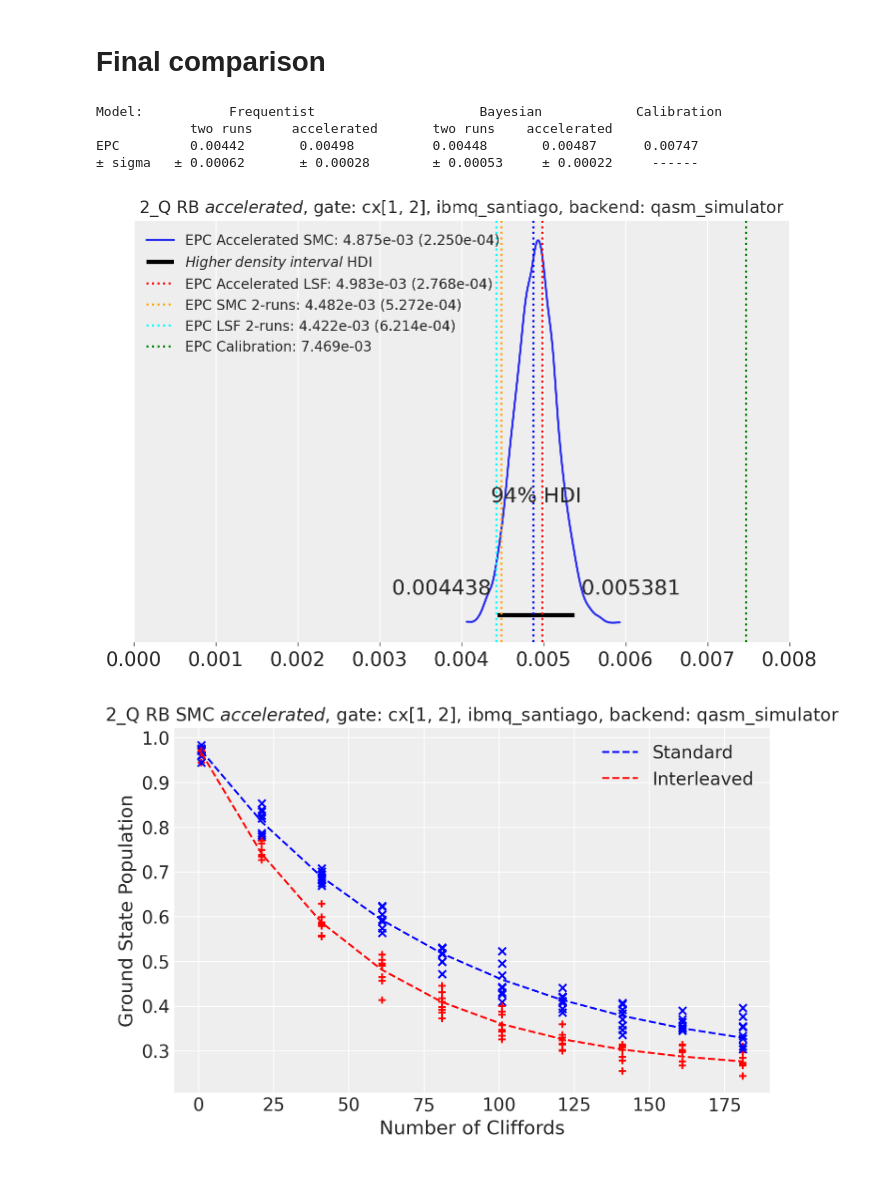
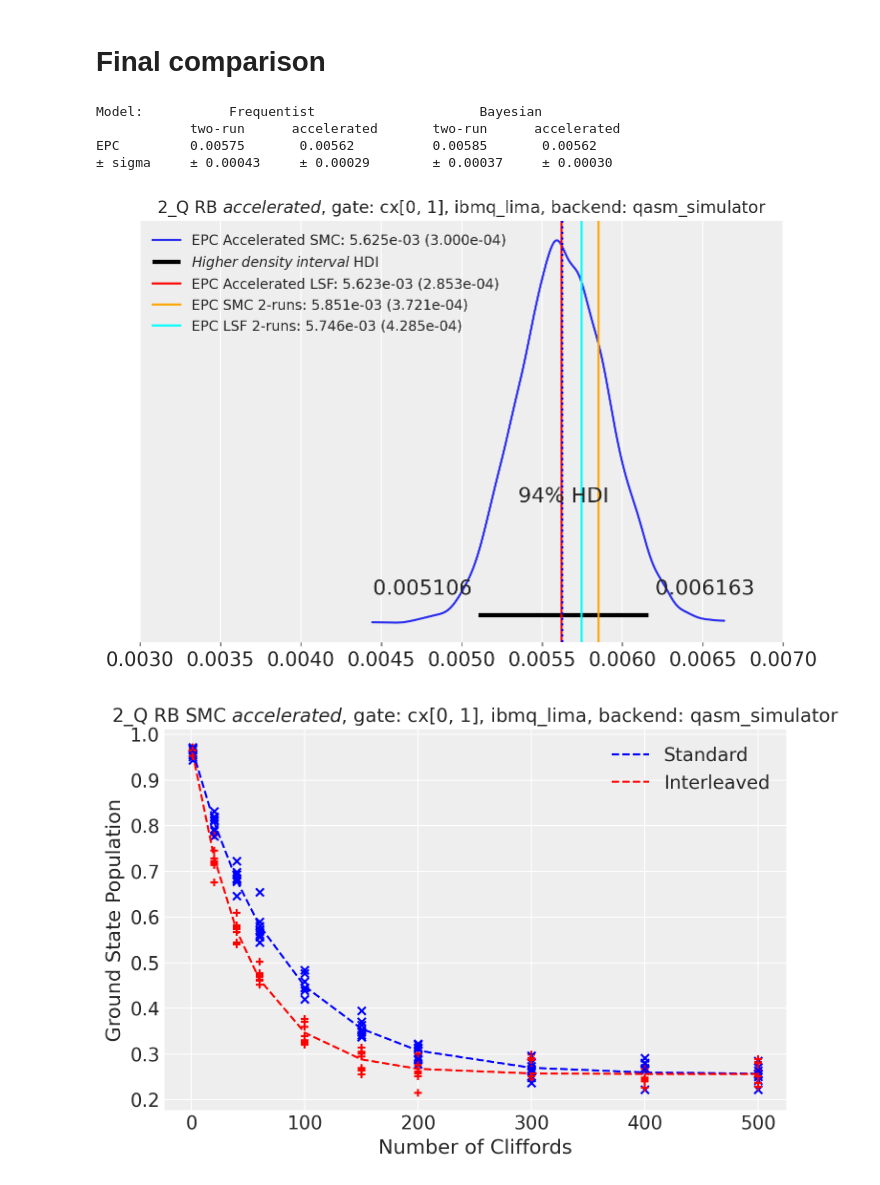
Before and after one commit to bayesian-randomized-benchmarking/qiskit-advocates-bayes-RB, a Jupyter notebook: simulation_bayesian_vs_LSF_with accelerated_vs_two_run_comparison.ipynb, the cells around one changed output. Drawn from its saved outputs; the diff is of its cells as text; code cells hidden in the pictures.

Commit message:
Simulation on ibmq_lima
max number of Clifford m is now 500

```diff
--- a/simulation_bayesian_vs_LSF_with accelerated_vs_two_run_comparison.ipynb
+++ b/simulation_bayesian_vs_LSF_with accelerated_vs_two_run_comparison.ipynb
@@ -56,12 +56,12 @@ else:
     nQ = 2
     #There are 2 qubits: Q0,Q1.
     #2Q RB Q0,Q1
-    rb_pattern = [[1,2]]
+    rb_pattern = [[0,1]]
     length_multiplier = 1
-    interleaved_gates = [['cx 1 2']]
+    interleaved_gates = [['cx 0,1']]
 
 #Number of Cliffords in the sequence (start, stop, steps)
-nCliffs = np.arange(1,200,20)
+nCliffs = [1, 20, 40, 60, 100, 150, 200, 300, 400, 500]
 #Number of seeds (random sequences)
 nseeds=8
 
@@ -162,7 +150,7 @@ from qiskit import IBMQ
 from qiskit import Aer
 IBMQ.load_account()
 provider = IBMQ.get_provider(hub='ibm-q')
-device = provider.get_backend('ibmq_santiago') # type here hardware backend
+device = provider.get_backend('ibmq_lima') # type here hardware backend
 properties = device.properties()
 coupling_map = device.configuration().coupling_map
 # use a noise model corresponding to the chosen real device backend
@@ -423,19 +407,21 @@ epc_est_a = scale*(1 - azt_summary['mean']['p_tilde'])
 epc_est_a_err = scale* (azt_summary['sd']['p_tilde'])
 # %% [markdown]
 # Final comparison
+# %%
+epc_calib = 0.0 # not for simulation
 # %%
 # compare LSF and SMC
-print("Model:           Frequentist                     Bayesian            Calibration")
-print("            two runs     accelerated       two runs    accelerated ")
-print("EPC         {0:.5f}       {1:.5f}          {2:.5f}       {3:.5f}      {4:.5f}  "
-      .format(epc_est_f, epc_est_fm, epc_est_p, epc_est_a, epc_calib))
-print("± sigma   ± {0:.5f}       ± {1:.5f}        ± {2:.5f}     ± {3:.5f}     ------   "
+print("Model:           Frequentist                     Bayesian            ")
+print("            two-run      accelerated       two-run      accelerated ")
+print("EPC         {0:.5f}       {1:.5f}          {2:.5f}       {3:.5f}       "
+      .format(epc_est_f, epc_est_fm, epc_est_p, epc_est_a))
+print("± sigma     ± {0:.5f}     ± {1:.5f}        ± {2:.5f}     ± {3:.5f} "
       .format(epc_est_f_err, epc_est_fm_err, epc_est_p_err, epc_est_a_err))
 # %% [output]
-Model:           Frequentist                     Bayesian            Calibration
-            two runs     accelerated       two runs    accelerated
-EPC         0.00442       0.00498          0.00448       0.00487      0.00747
-± sigma   ± 0.00062       ± 0.00028        ± 0.00053     ± 0.00022     ------
+Model:           Frequentist                     Bayesian
+            two-run      accelerated       two-run      accelerated
+EPC         0.00575       0.00562          0.00585       0.00562
+± sigma     ± 0.00043     ± 0.00029        ± 0.00037     ± 0.00030
 # %%
 # obtain EPC from alpha (used by plot_posterior)
 def alpha_to_EPC(alpha):
@@ -445,38 +431,38 @@ def alpha_to_EPC(alpha):
 intl_g=str(interleaved_gates[0][0][0:2])+str(rb_pattern[0][0:2])
 if RB_process in ["3_Q RB","2-3_Q RB"] :
     intl_g=intl_g+"<"+str(interleaved_gates[1][0][0:1]+str(rb_pattern[1][0:2]))
 
 
 import matplotlib.pyplot as plt # seems we need to reimport for replot WIP
 
 with tilde:
         ax = az.plot_posterior(trace_t,  var_names=['p_tilde'], round_to=4, point_estimate=None,
                           transform =  alpha_to_EPC)
-        ax.set_xlim(0.0, 0.008)
-        plt.axvline(x=epc_est_fm,color='red',ls=":")
-        plt.axvline(x=epc_est_p,color='orange',ls=":")
-        plt.axvline(x=epc_est_f,color='cyan',ls=":")
+        ax.set_xlim(0.003, 0.007)
+        plt.axvline(x=epc_est_fm,color='red',ls="-")
+        plt.axvline(x=epc_est_p,color='orange',ls="-")
+        plt.axvline(x=epc_est_f,color='cyan',ls="-")
         if epc_calib > 0.0:
             plt.axvline(x=epc_calib,color='green',ls=":")
         plt.axvline(x=epc_est_a,color='blue',ls=":")
         plt.title(RB_process +' $accelerated$, gate: ' + intl_g\
                   +", "+hardware+', backend: '+backend.name(),
                fontsize=12)
         Bayes_legend =  "EPC Accelerated SMC: {0:1.3e} ({1:1.3e})".format(epc_est_a, epc_est_a_err)
         Bayes2_legend = "EPC SMC 2-runs: {0:1.3e} ({1:1.3e})".format(epc_est_p, epc_est_p_err)
         Fitter_legend = "EPC LSF 2-runs: {0:1.3e} ({1:1.3e})".format(epc_est_f, epc_est_f_err)
         LSM_legend =    "EPC Accelerated LSF: {0:1.3e} ({1:1.3e})".format(epc_est_fm, epc_est_fm_err)
         Cal_legend =    "EPC Calibration: {0:1.3e}".format(epc_calib)
         if epc_calib > 0.0:
             plt.legend((Bayes_legend, "$Higher\; density\; interval$ HDI",
                         LSM_legend,Bayes2_legend,
                         Fitter_legend,Cal_legend), fontsize=10 )
         else:
             plt.legend((Bayes_legend, "$Higher\; density\; interval$ HDI",
                         LSM_legend, Bayes2_legend,
                         Fitter_legend), fontsize=10 )
 # %% [output]
-[figure, old version]
+[figure, new version]
 # %%
 import matplotlib.pyplot as plt # seems we need to reimport for replot WIP
 
@@ -500,7 +486,7 @@ plt.set_title(RB_process +' SMC $accelerated$, gate: ' + intl_g\
                   +", "+hardware+', backend: '+backend.name(),
                fontsize=14);
 # %% [output]
-[figure, old version]
+[figure, new version]
 # %%
 import qiskit.tools.jupyter
 %qiskit_version_table
```
Also changed, not shown: parts of 13 cells of this notebook.
